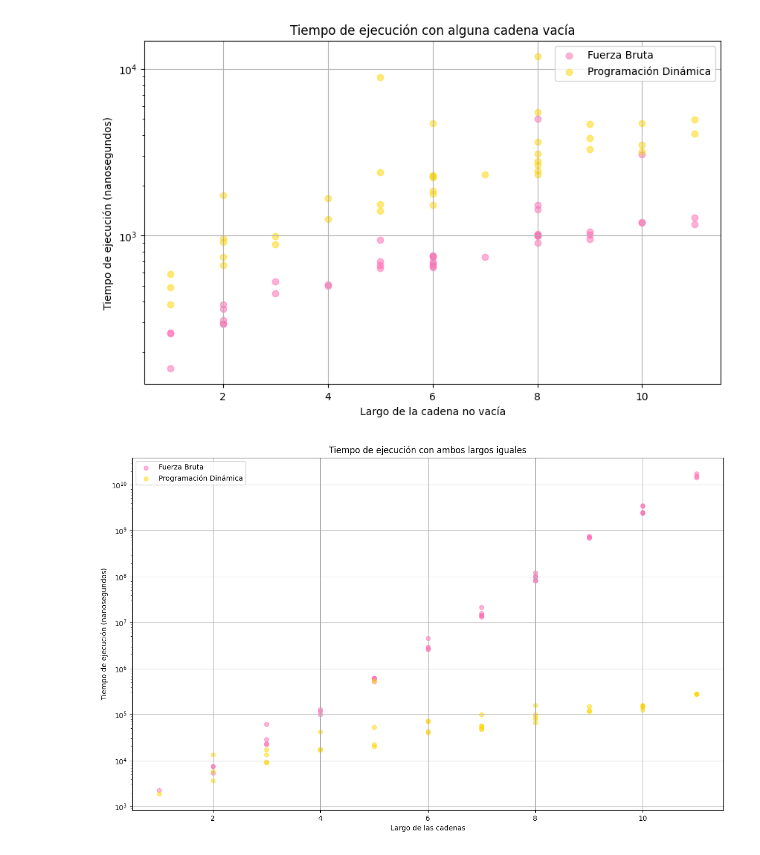
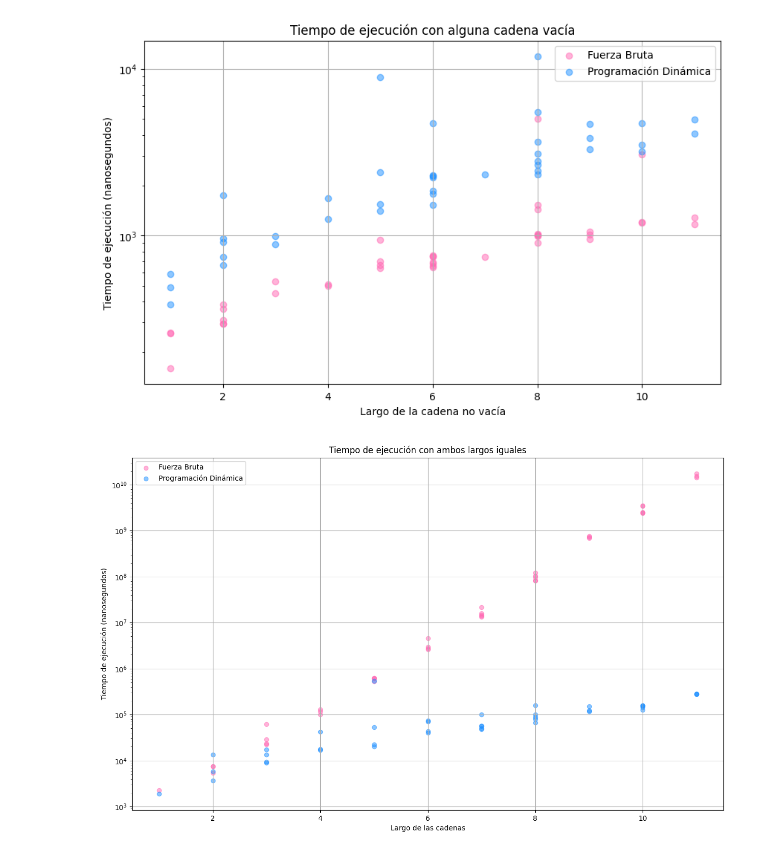
Before and after one commit to Sofiwiwi/Tarea2-inf221, a Jupyter notebook: graficos/fb.ipynb, the cells around one changed output. Cells and saved outputs as stored; diff of their text form; code cells hidden in the pictures.

```diff
--- a/graficos/fb.ipynb
+++ b/graficos/fb.ipynb
@@ -45,25 +45,25 @@ l_alguna_vacia2, p_alguna_vacia2, l_mismo2, p_mismo2, l_distinto2, p_distinto2 =
 # %%
 plt.figure(figsize=(10, 6))
 plt.scatter(p_alguna_vacia, l_alguna_vacia, label = "Fuerza Bruta", color = 'hotpink', alpha=0.5)
-plt.scatter(p_alguna_vacia2, l_alguna_vacia2, label = "Programación Dinámica", color='gold', alpha=0.5)
+plt.scatter(p_alguna_vacia2, l_alguna_vacia2, label = "Programación Dinámica", color='dodgerblue', alpha=0.5)
 
 #plt.ylim(0, max(max(l_alguna_vacia), max(l_alguna_vacia2)) )
 plt.xlabel('Largo de la cadena no vacía')
 plt.ylabel('Tiempo de ejecución (nanosegundos)')
 plt.title('Tiempo de ejecución con alguna cadena vacía')
 plt.yscale('log')
 plt.grid()
 plt.legend()
 plt.show()
 # %% [output]
-[figure, old version]
+[figure, new version]
 # %%
 
 
 plt.figure(figsize=(15, 9))
 
 plt.scatter(p_mismo, l_mismo, label = "Fuerza Bruta", color = 'hotpink', alpha=0.5)
-plt.scatter(p_mismo2, l_mismo2, label = "Programación Dinámica", color='gold', alpha=0.5)
+plt.scatter(p_mismo2, l_mismo2, label = "Programación Dinámica", color='dodgerblue', alpha=0.5)
 
 plt.xlabel('Largo de las cadenas')
 plt.ylabel('Tiempo de ejecución (nanosegundos)')
@@ -73,7 +73,7 @@ plt.yscale('log')
 plt.legend()
 plt.show()
 # %% [output]
-[figure, old version]
+[figure, new version]
 # %%
 plt.figure(figsize=(10, 6))
 plt.scatter(p_distinto, l_distinto, label = "Fuerza Bruta", color = 'hotpink', alpha=0.5)
```
Also changed, not shown: parts of 1 cell of this notebook.
